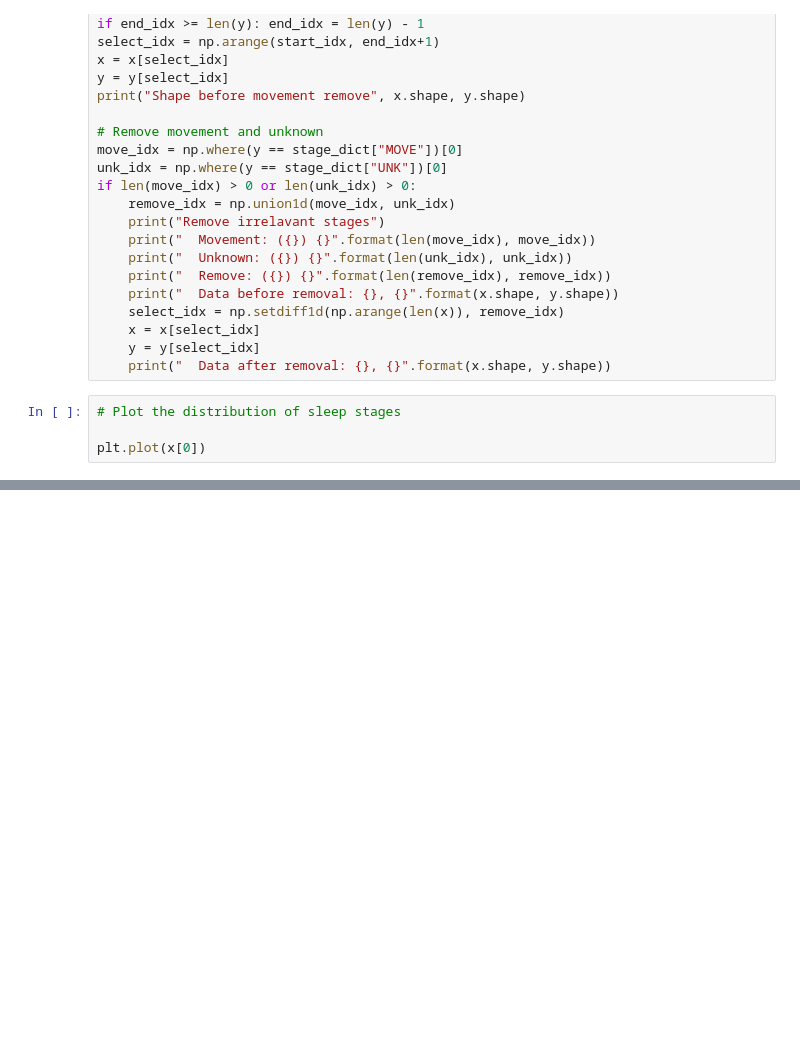
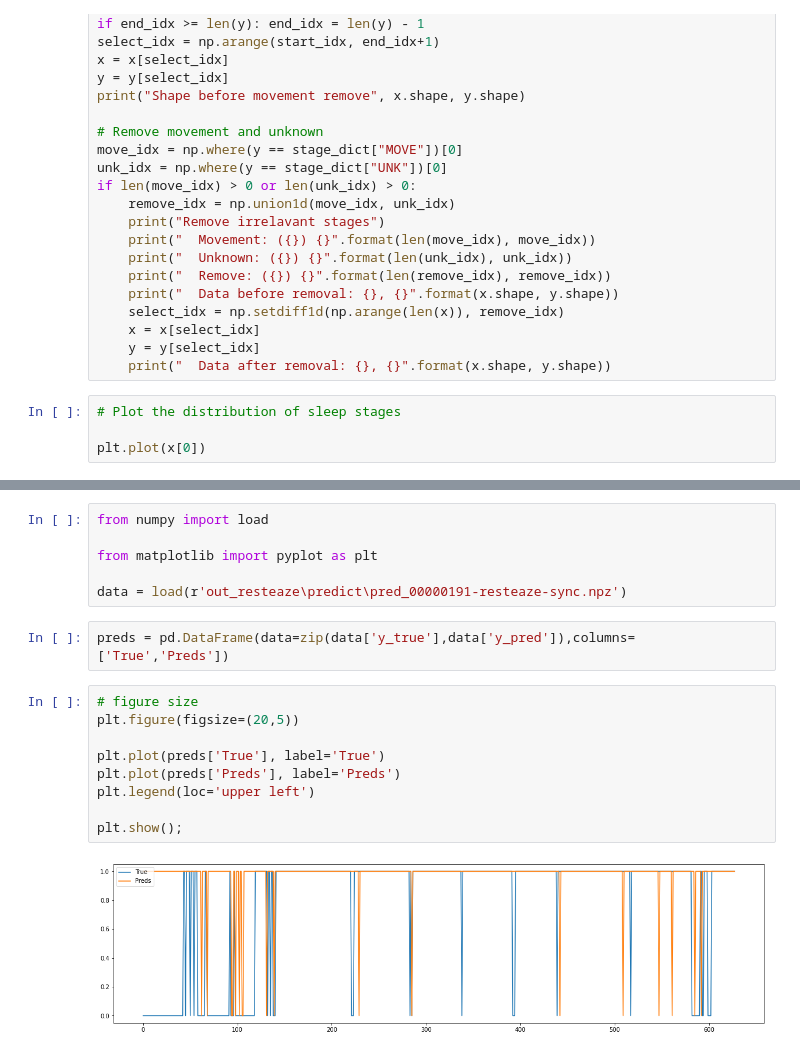
Before and after one commit to lucky-verma/Sleep-Awake-Classifiation-using-PPG, a Jupyter notebook: rough.ipynb, the cells around one changed output, grey strips where cells are left out. Cells and saved outputs as stored; diff of their text form; blank space fills up the shorter version.

```diff
--- a/rough.ipynb
+++ b/rough.ipynb
@@ -220,0 +224,19 @@ plt.plot(x[0])
+# %%
+from numpy import load
+
+from matplotlib import pyplot as plt
+
+data = load(r'out_resteaze\predict\pred_00000191-resteaze-sync.npz')
+# %%
+preds = pd.DataFrame(data=zip(data['y_true'],data['y_pred']),columns=['True','Preds'])
+# %%
+# figure size
+plt.figure(figsize=(20,5))
+
+plt.plot(preds['True'], label='True')
+plt.plot(preds['Preds'], label='Preds')
+plt.legend(loc='upper left')
+
+plt.show();
+# %% [output]
+[figure, added]
```
Also changed, not shown: parts of 11 cells of this notebook, 14 other files.
